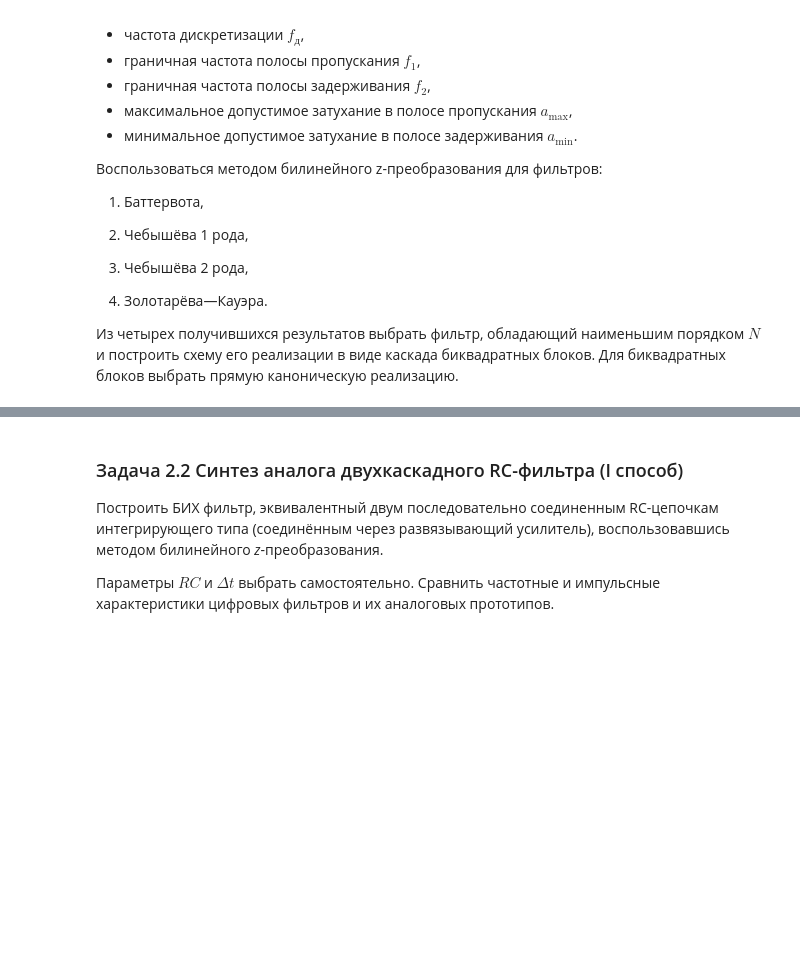
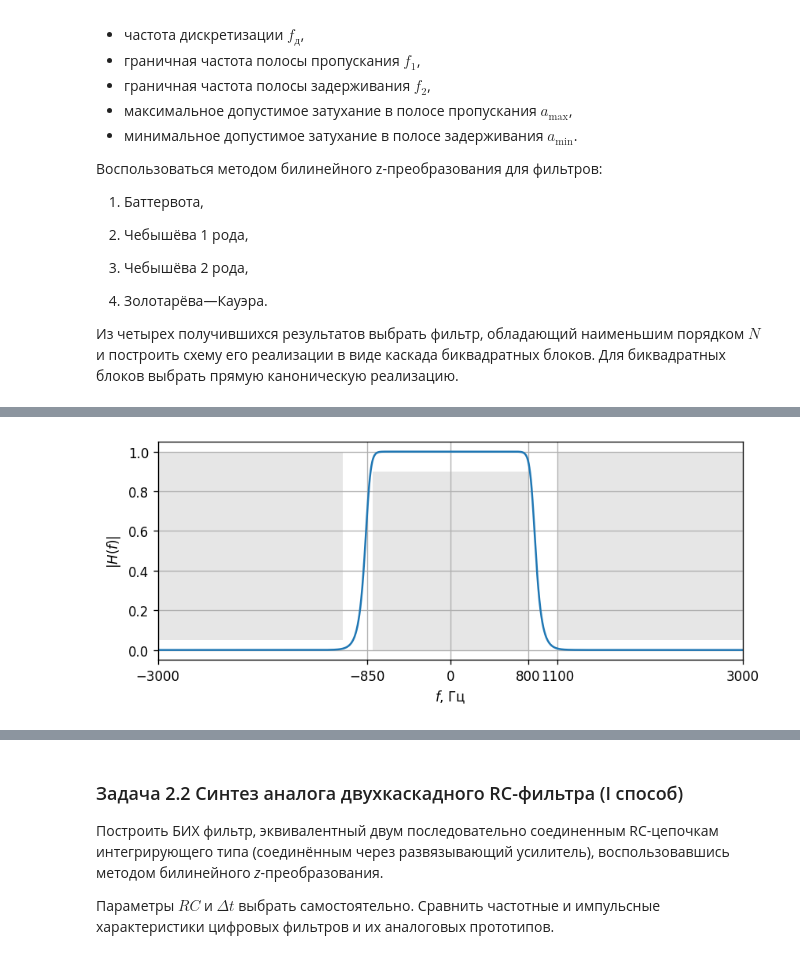
Before and after one commit to sin-diesel/digital-signals-laboratory, a Jupyter notebook: iir-filters-synthesis/dsp_lab3.ipynb, the cells around one changed output, grey strips where cells are left out. Saved outputs shown, nothing was run; the diff lists cells and outputs as text; code cells hidden in the pictures; blank space fills up the shorter version.

```diff
--- a/iir-filters-synthesis/dsp_lab3.ipynb
+++ b/iir-filters-synthesis/dsp_lab3.ipynb
@@ -274,0 +277,6 @@ plt.show()
+# %%
+fs = 6000
+wp = 800
+ws = 1100
+gpass = 0.4455
+gstop = 40
@@ -274,0 +285,4 @@ plt.show()
+# %%
+N, Wn = signal.buttord(wp=wp, ws=ws, gpass=gpass, gstop=gstop, analog=False, fs=fs)
+beta, alpha = signal.butter(N, Wn=Wn, btype='lowpass', analog=False, output='ba', fs=fs)
+N, Wn, beta, alpha
@@ -274,0 +302,15 @@ plt.show()
+# %%
+plt.figure(figsize=[8, 3], dpi=120)
+f, H = signal.freqz(beta, alpha, worN=np.linspace(-fs/2, fs/2, 1024**2), fs=fs)
+plt.plot(f, (abs(H)))
+plt.xlim([-fs/2, fs/2])
+plt.xticks([-fs/2, -Wn, 0, wp, ws, fs/2])
+plt.xlabel("$f$, Гц")
+plt.ylabel("$|H(f)|$")
+plt.fill([-wp,-wp, wp, wp], [0, 0.9, 0.9, 0], '0.9', lw=0)
+plt.fill([-fs,-fs, -ws, -ws], [0.05, 1, 1, 0.05], '0.9', lw=0)
+plt.fill([fs,fs, ws, ws], [0.05, 1, 1, 0.05], '0.9', lw=0)
+
+plt.grid()
+# %% [output]
+[figure, added]
```
Also changed, not shown: parts of 23 cells of this notebook.
